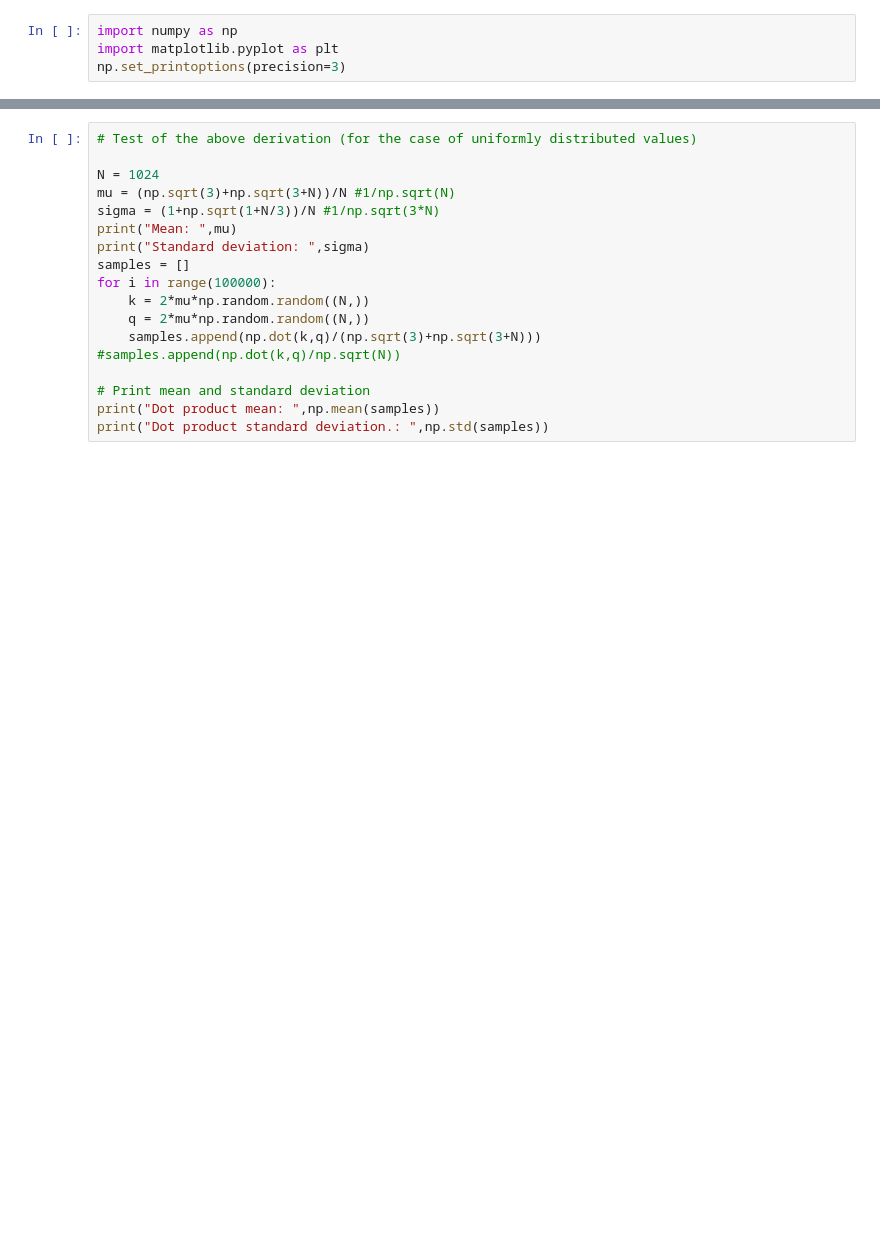
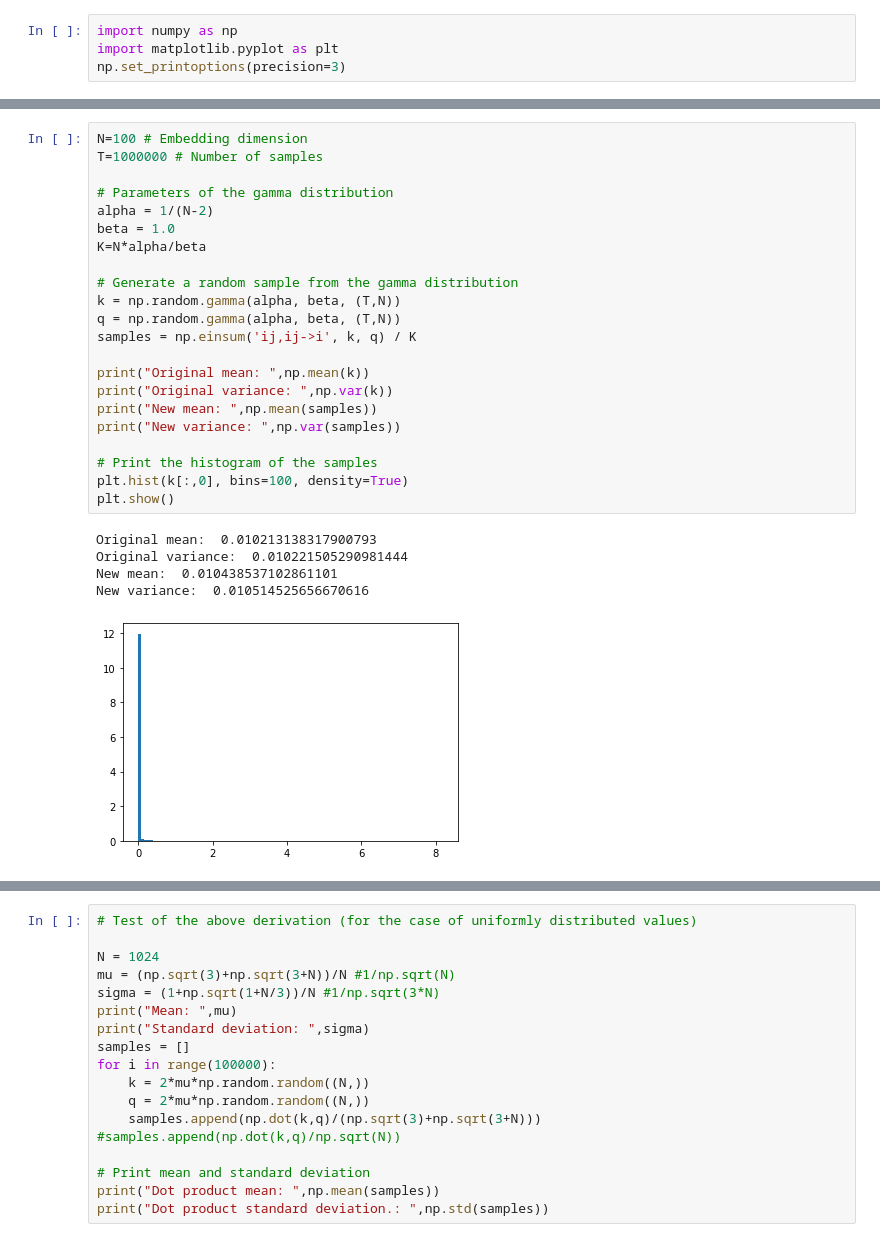
Before and after one commit to ajherman/attention, a Jupyter notebook: spiking_attention/spiking_attention_head_pop.ipynb, the cells around one changed output, grey strips where cells are left out. Drawn from its saved outputs; the diff is of its cells as text; blank space fills up the shorter version.

```diff
--- a/spiking_attention/spiking_attention_head_pop.ipynb
+++ b/spiking_attention/spiking_attention_head_pop.ipynb
@@ -63,0 +82,28 @@ So, if $N$ is very large, we want to have $\mu\approx 1/\sqrt{N}$ and $\sigma\ap
+# %%
+N=100 # Embedding dimension
+T=1000000 # Number of samples
+
+# Parameters of the gamma distribution
+alpha = 1/(N-2)
+beta = 1.0
+K=N*alpha/beta
+
+# Generate a random sample from the gamma distribution
+k = np.random.gamma(alpha, beta, (T,N))
+q = np.random.gamma(alpha, beta, (T,N))
+samples = np.einsum('ij,ij->i', k, q) / K
+
+print("Original mean: ",np.mean(k))
+print("Original variance: ",np.var(k))
+print("New mean: ",np.mean(samples))
+print("New variance: ",np.var(samples))
+
+# Print the histogram of the samples
+plt.hist(k[:,0], bins=100, density=True)
+plt.show()
+# %% [output]
+Original mean:  0.010213138317900793
+Original variance:  0.010221505290981444
+New mean:  0.010438537102861101
+New variance:  0.010514525656670616
+[figure, added]
```
Also changed, not shown: parts of 6 cells of this notebook.
